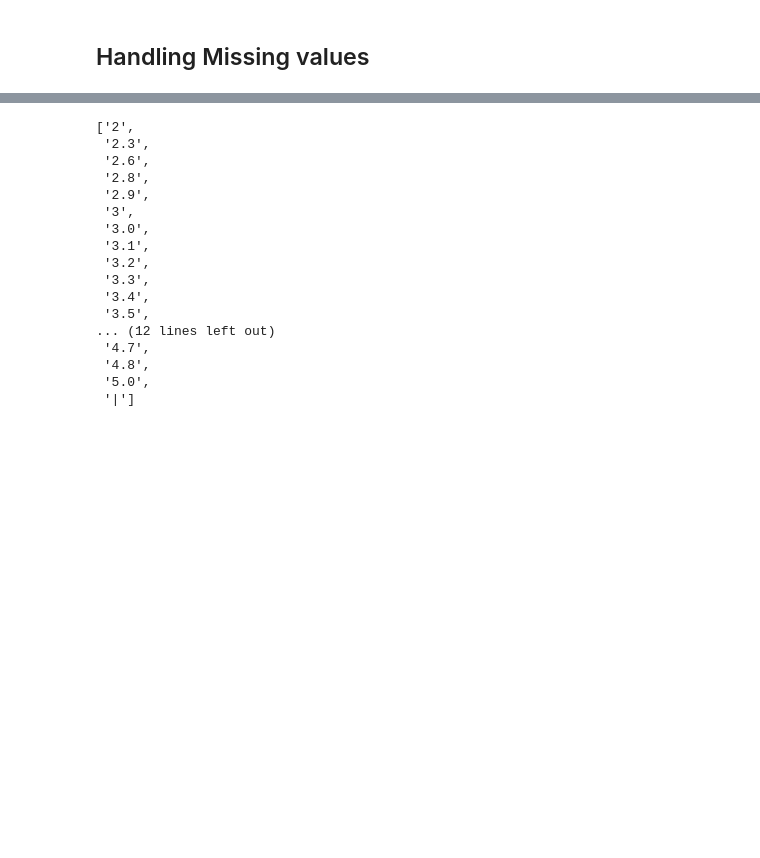
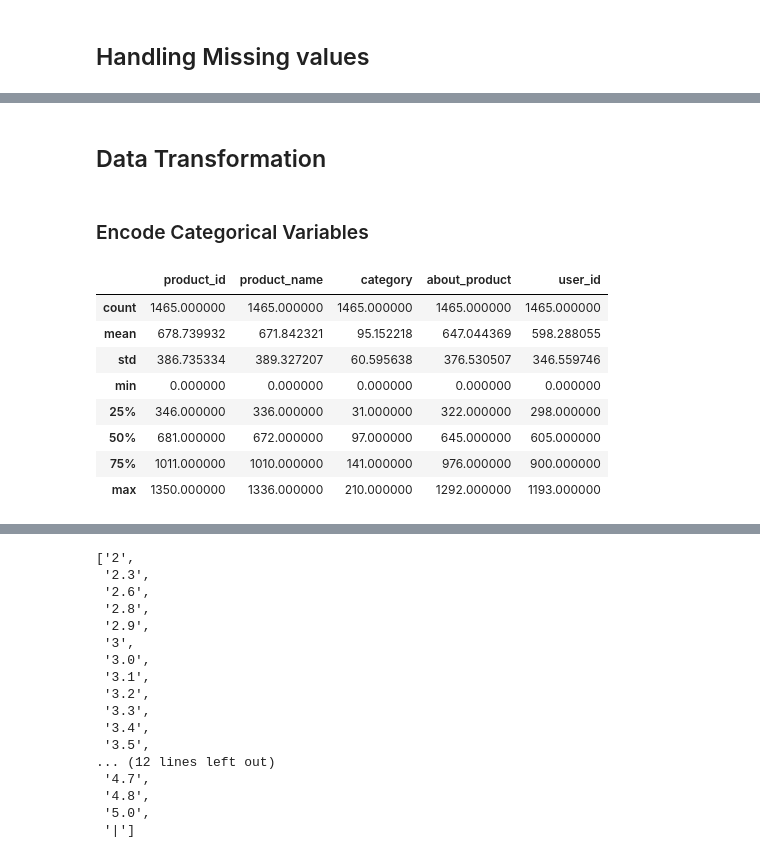
Before and after one commit to Mindulee1018/IRWA-Project, a Jupyter notebook: Recommendation_system.ipynb, the cells around one changed output, grey strips where cells are left out. Drawn from its saved outputs; the diff is of its cells as text; code cells hidden in the pictures; blank space fills up the shorter version.

```diff
--- a/Recommendation_system.ipynb
+++ b/Recommendation_system.ipynb
@@ -121,0 +155,23 @@ train_data.duplicated().sum()
+# %% [markdown]
+## Data Transformation
+# %% [markdown]
+### Encode Categorical Variables
+# %%
+categorical = ['product_id', 'product_name', 'category', 'about_product', 'user_id']
+
+#display categorical column
+le = LabelEncoder()
+for col in categorical:
+    train_data[col] = le.fit_transform(train_data[col])
+
+train_data[categorical].describe()
+# %% [output]
+|  | product_id | product_name | category | about_product | user_id |
+| count | 1465.000000 | 1465.000000 | 1465.000000 | 1465.000000 | 1465.000000 |
+| mean | 678.739932 | 671.842321 | 95.152218 | 647.044369 | 598.288055 |
+| std | 386.735334 | 389.327207 | 60.595638 | 376.530507 | 346.559746 |
+| min | 0.000000 | 0.000000 | 0.000000 | 0.000000 | 0.000000 |
+| 25% | 346.000000 | 336.000000 | 31.000000 | 322.000000 | 298.000000 |
+| 50% | 681.000000 | 672.000000 | 97.000000 | 645.000000 | 605.000000 |
+| 75% | 1011.000000 | 1010.000000 | 141.000000 | 976.000000 | 900.000000 |
+| max | 1350.000000 | 1336.000000 | 210.000000 | 1292.000000 | 1193.000000 |
```
Also changed, not shown: parts of 28 cells of this notebook.
